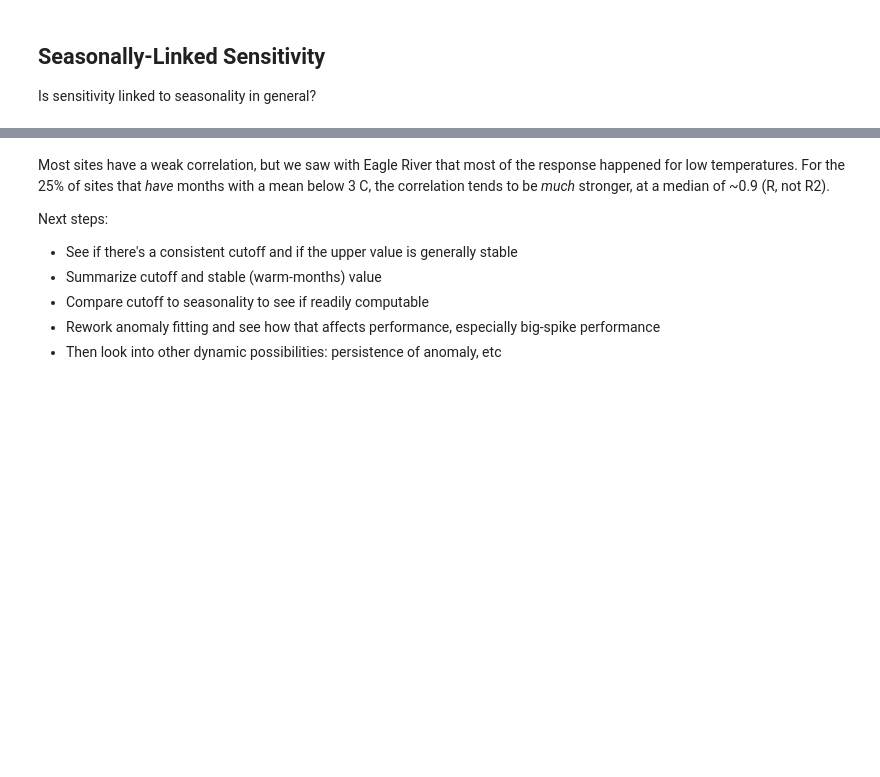
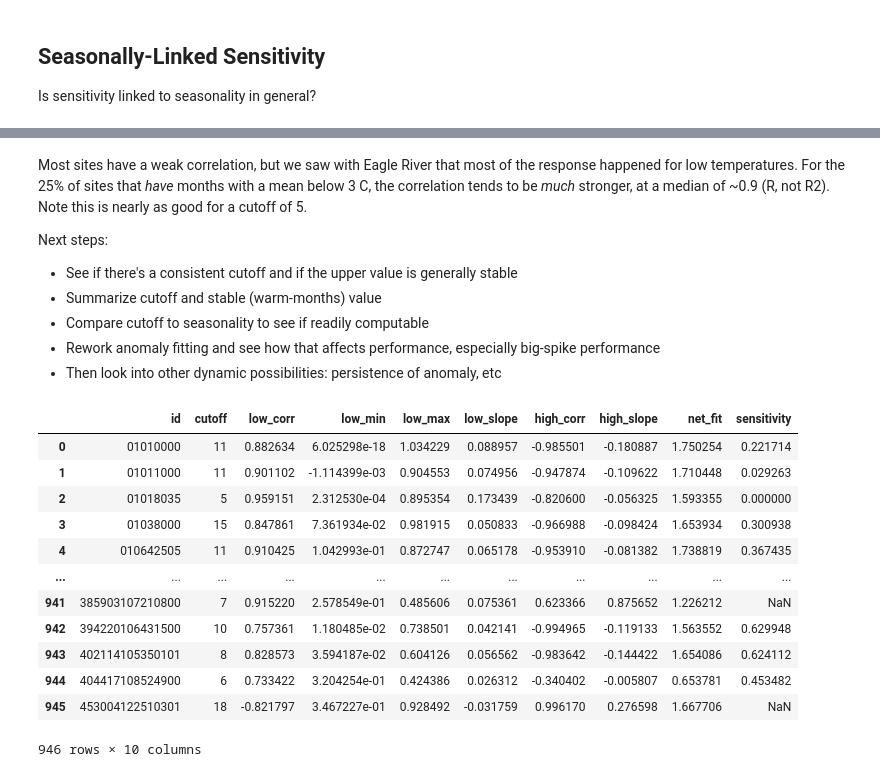
Before and after one commit to mines-ciroh/TempEst-NEWT, a Jupyter notebook: dynamic_sensitivity.ipynb, the cells around one changed output, grey strips where cells are left out. Drawn from its saved outputs; the diff is of its cells as text; code cells hidden in the pictures; blank space fills up the shorter version.

```diff
--- a/dynamic_sensitivity.ipynb
+++ b/dynamic_sensitivity.ipynb
@@ -286,6 +215,6 @@ max       1.000000
 dtype: float64
 # %% [markdown]
-Most sites have a weak correlation, but we saw with Eagle River that most of the response happened for low temperatures.  For the 25% of sites that *have* months with a mean below 3 C, the correlation tends to be *much* stronger, at a median of ~0.9 (R, not R2).
+Most sites have a weak correlation, but we saw with Eagle River that most of the response happened for low temperatures.  For the 25% of sites that *have* months with a mean below 3 C, the correlation tends to be *much* stronger, at a median of ~0.9 (R, not R2).  Note this is nearly as good for a cutoff of 5.
 
 Next steps:
 
@@ -296,0 +285,16 @@ Next steps:
+# %%
+opt_cutoffs
+# %% [output]
+|  | id | cutoff | low_corr | low_min | low_max | low_slope | high_corr | high_slope | net_fit | sensitivity |
+| 0 | 01010000 | 11 | 0.882634 | 6.025298e-18 | 1.034229 | 0.088957 | -0.985501 | -0.180887 | 1.750254 | 0.221714 |
+| 1 | 01011000 | 11 | 0.901102 | -1.114399e-03 | 0.904553 | 0.074956 | -0.947874 | -0.109622 | 1.710448 | 0.029263 |
+| 2 | 01018035 | 5 | 0.959151 | 2.312530e-04 | 0.895354 | 0.173439 | -0.820600 | -0.056325 | 1.593355 | 0.000000 |
+| 3 | 01038000 | 15 | 0.847861 | 7.361934e-02 | 0.981915 | 0.050833 | -0.966988 | -0.098424 | 1.653934 | 0.300938 |
+| 4 | 010642505 | 11 | 0.910425 | 1.042993e-01 | 0.872747 | 0.065178 | -0.953910 | -0.081382 | 1.738819 | 0.367435 |
+| ... | ... | ... | ... | ... | ... | ... | ... | ... | ... | ... |
+| 941 | 385903107210800 | 7 | 0.915220 | 2.578549e-01 | 0.485606 | 0.075361 | 0.623366 | 0.875652 | 1.226212 | NaN |
+| 942 | 394220106431500 | 10 | 0.757361 | 1.180485e-02 | 0.738501 | 0.042141 | -0.994965 | -0.119133 | 1.563552 | 0.629948 |
+| 943 | 402114105350101 | 8 | 0.828573 | 3.594187e-02 | 0.604126 | 0.056562 | -0.983642 | -0.144422 | 1.654086 | 0.624112 |
+| 944 | 404417108524900 | 6 | 0.733422 | 3.204254e-01 | 0.424386 | 0.026312 | -0.340402 | -0.005807 | 0.653781 | 0.453482 |
+| 945 | 453004122510301 | 18 | -0.821797 | 3.467227e-01 | 0.928492 | -0.031759 | 0.996170 | 0.276598 | 1.667706 | NaN |
+946 rows × 10 columns
```
Also changed, not shown: parts of 20 cells of this notebook, 1 other file.
